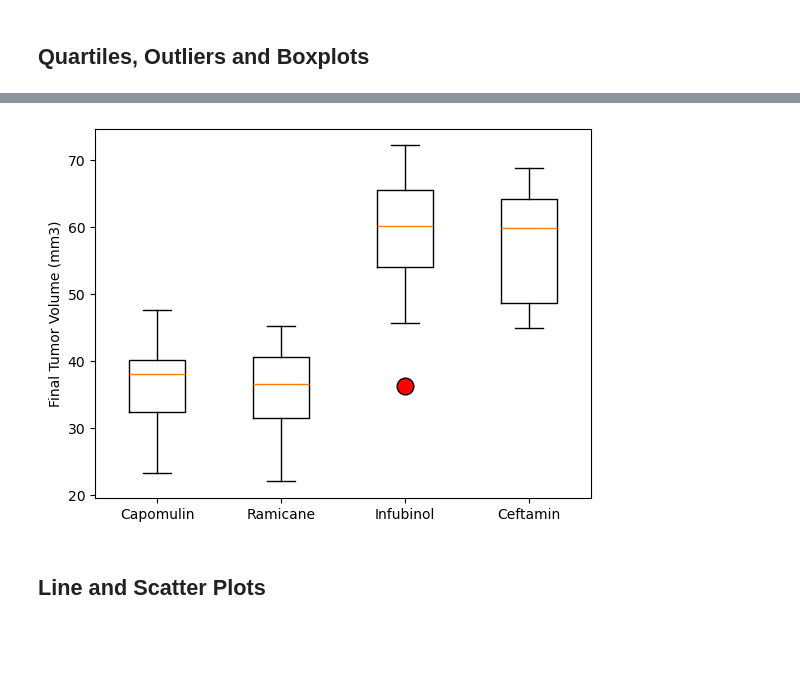
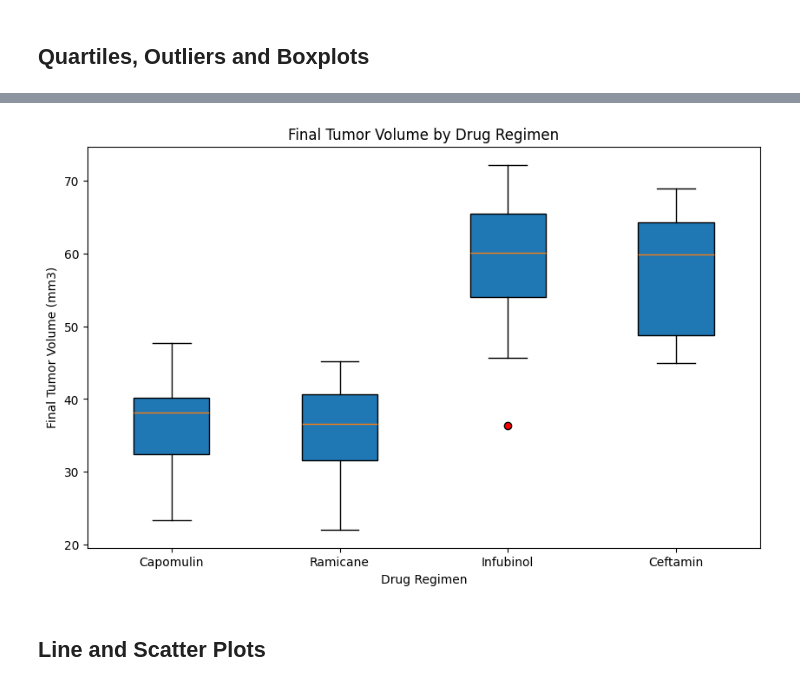
Before and after one commit to omomadcat/matplotlib-challenge, a Jupyter notebook: Pymaceuticals/pymaceuticals.ipynb, the cells around one changed output, grey strips where cells are left out. Saved outputs shown, nothing was run; the diff lists cells and outputs as text; code cells hidden in the pictures; blank space fills up the shorter version.

```diff
--- a/Pymaceuticals/pymaceuticals.ipynb
+++ b/Pymaceuticals/pymaceuticals.ipynb
@@ -20,10 +33,10 @@ mouse_metadata = pd.read_csv(mouse_metadata_path)
 study_results = pd.read_csv(study_results_path)
 
 # Combine the data into a single DataFrame
-combined_data = pd.merge(mouse_metadata, study_results, on="Mouse ID")
+mouse_study_df = mouse_metadata.merge(study_results, on='Mouse ID', how='left')
 
 # Display the data table for preview
-combined_data.head()
+mouse_study_df.head()
 # %% [output]
 |  | Mouse ID | Drug Regimen | Sex | Age_months | Weight (g) | Timepoint | Tumor Volume (mm3) | ... |
 | 0 | k403 | Ramicane | Male | 21 | 16 | 0 | 45.000000 | ... |
@@ -205,0 +230,35 @@ Ceftamin's potential outliers: Series([], Name: Tumor Volume (mm3), dtype: float
+# %%
+# Put treatments into a list for the for loop (and later for plot labels)
+treatments = ['Capomulin', 'Ramicane', 'Infubinol', 'Ceftamin']
+
+# Create an empty list to fill with tumor volume data (for plotting)
+tumor_vol_data = []
+
+# Loop through the treatments to calculate the IQR and identify potential outliers
+for treatment in treatments:
+    # Locate the rows which contain mice on each drug and get the tumor volumes
+    treatment_data = final_tumor_volume[final_tumor_volume['Drug Regimen'] == treatment]['Tumor Volume (mm3)']
+
+    # Add this data to the list for plotting later
+    tumor_vol_data.append(treatment_data)
+
+    # Calculate quartiles
+    quartiles = treatment_data.quantile([0.25, 0.5, 0.75])
+    lowerq = quartiles[0.25]
+    upperq = quartiles[0.75]
+    iqr = upperq - lowerq
+
+    # Determine outlier boundaries
+    lower_bound = lowerq - (1.5 * iqr)
+    upper_bound = upperq + (1.5 * iqr)
+
+    # Identify potential outliers
+    outliers = treatment_data[(treatment_data < lower_bound) | (treatment_data > upper_bound)]
+
+    # Print results
+    print(f'{treatment}:')
+    print(f' - Lower Quartile: {lowerq}')
+    print(f' - Upper Quartile: {upperq}')
+    print(f' - IQR: {iqr}')
+    print(f' - Potential outliers: {outliers.values}')
+    print('-------------------------------------')
@@ -206,6 +283,12 @@ Ceftamin's potential outliers: Series([], Name: Tumor Volume (mm3), dtype: float
 # %%
 # Generate a box plot that shows the distribution of the tumor volume for each treatment group.
+plt.figure(figsize=(10, 6))
+box = plt.boxplot(tumor_vol_data, labels=treatments, patch_artist=True, flierprops=dict(markerfacecolor='r', marker='o'))
+plt.title('Final Tumor Volume by Drug Regimen')
+plt.xlabel('Drug Regimen')
+plt.ylabel('Final Tumor Volume (mm3)')
+plt.show()
 # %% [output]
-[figure, old version]
+[figure, new version]
 # %% [markdown]
 ## Line and Scatter Plots
```
Also changed, not shown: parts of 18 cells of this notebook.
